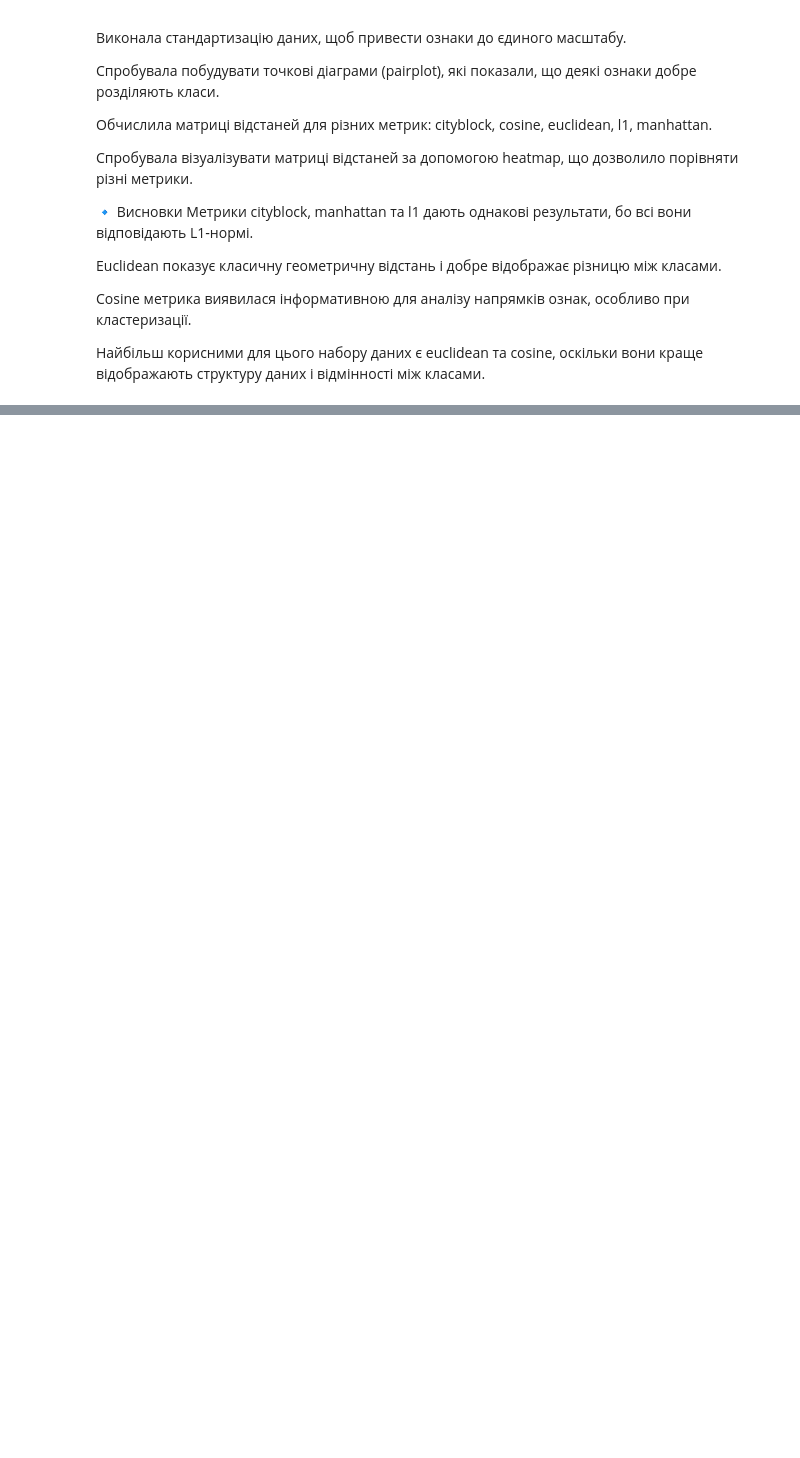
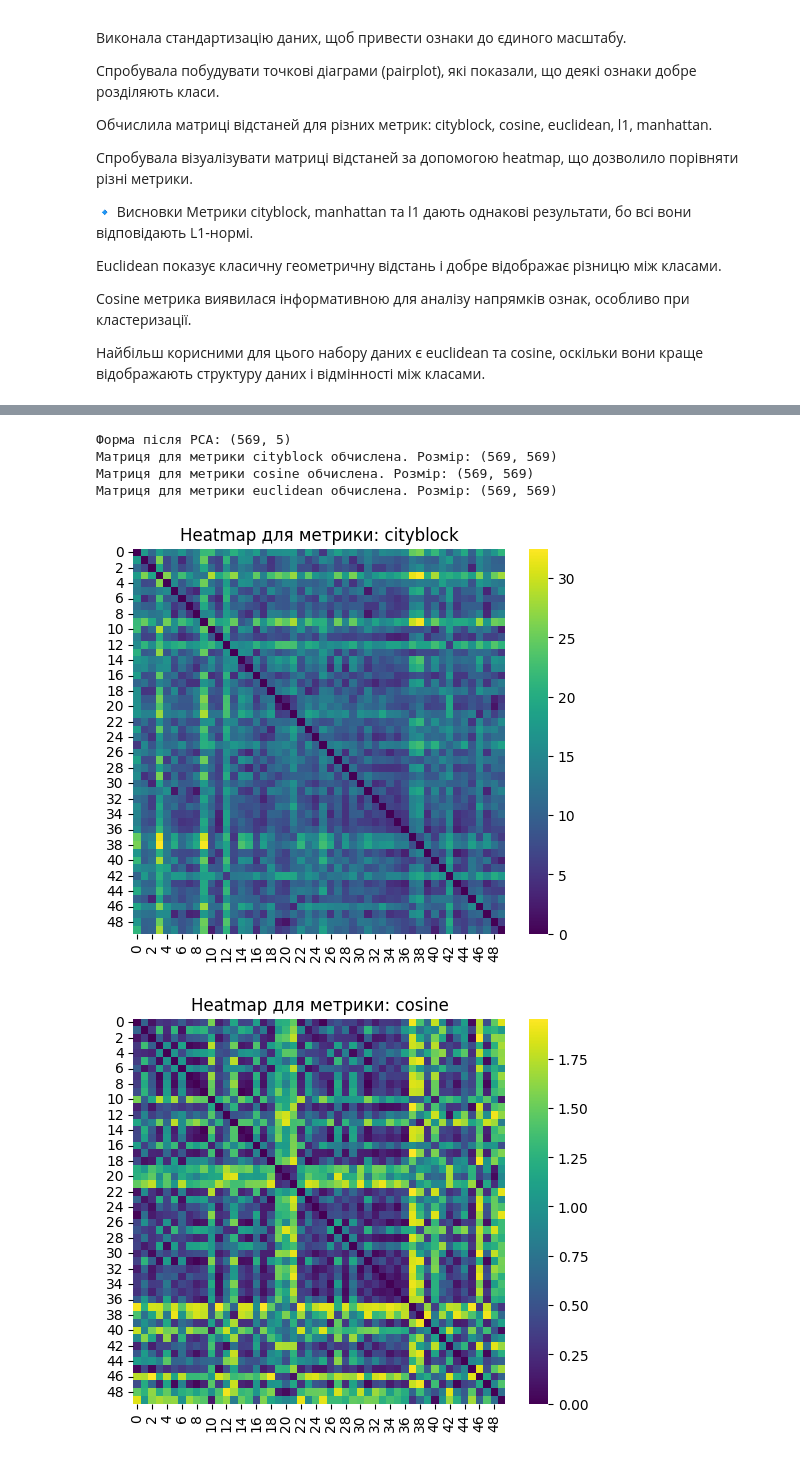
Before and after one commit to manluz555-ops/Line_progr, a Jupyter notebook: H_W_4_Manzar.ipynb, the cells around one changed output, grey strips where cells are left out. Saved outputs shown, nothing was run; the diff lists cells and outputs as text; code cells hidden in the pictures; blank space fills up the shorter version.

```diff
--- a/H_W_4_Manzar.ipynb
+++ b/H_W_4_Manzar.ipynb
@@ -111,3 +111,67 @@ Euclidean показує класичну геометричну відстан
 Cosine метрика виявилася інформативною для аналізу напрямків ознак, особливо при кластеризації.
 
 Найбільш корисними для цього набору даних є euclidean та cosine, оскільки вони краще відображають структуру даних і відмінності між класами.
+# %%
+# 1. Завантаження та ознайомлення з даними
+from sklearn.datasets import load_breast_cancer
+import pandas as pd
+import numpy as np
+import seaborn as sns
+import matplotlib.pyplot as plt
+from sklearn.preprocessing import StandardScaler
+from sklearn.decomposition import PCA
+from scipy.spatial.distance import pdist, squareform
+
+# Завантажуємо набір даних
+data = load_breast_cancer()
+
+# Переглянемо опис
+print(data.DESCR[:500])  # перші 500 символів опису
+
+# 2. Створення DataFrame
+df = pd.DataFrame(data.data, columns=data.feature_names)
+df['target'] = data.target
+print(df.head())
+
+# 3. Інформація про дані
+print(df.info())
+
+# 4. Описові статистики
+print(df.describe())
+
+# 5. Стандартизація даних
+scaler = StandardScaler()
+scaled_data = scaler.fit_transform(df.drop('target', axis=1))
+df_scaled = pd.DataFrame(scaled_data, columns=data.feature_names)
+df_scaled['target'] = df['target']
+
+# 6. Побудова точкових діаграм (pairplot для перших 5 ознак)
+sns.pairplot(df_scaled.iloc[:, :5].join(df_scaled['target']), hue="target")
+plt.show()
+
+# 7. Стискання даних (PCA)
+pca = PCA(n_components=5)  # стискаємо до 5 головних компонент
+X_pca = pca.fit_transform(df_scaled.drop("target", axis=1))
+print("Форма після PCA:", X_pca.shape)
+
+# 8. Обчислення матриць відстаней через pdist + squareform
+metrics = ["cityblock", "cosine", "euclidean"]
+distance_matrices = {}
+
+for metric in metrics:
+    dist_vector = pdist(X_pca, metric=metric)
+    dist_matrix = squareform(dist_vector)
+    distance_matrices[metric] = dist_matrix
+    print(f"Матриця для метрики {metric} обчислена. Розмір: {dist_matrix.shape}")
+
+# L1 та manhattan = cityblock, тому додаємо їх окремо для виконання умови
+distance_matrices["l1"] = distance_matrices["cityblock"]
+distance_matrices["manhattan"] = distance_matrices["cityblock"]
+
+# 9. Візуалізація матриць відстаней
+for metric, matrix in distance_matrices.items():
+    plt.figure(figsize=(6,5))
+    sns.heatmap(matrix[:50,:50], cmap="viridis")
+    plt.title(f"Heatmap для метрики: {metric}")
+    plt.show()
+# %% [output]
@@ -113,0 +196,6 @@ Cosine метрика виявилася інформативною для ан
+Форма після PCA: (569, 5)
+Матриця для метрики cityblock обчислена. Розмір: (569, 569)
+Матриця для метрики cosine обчислена. Розмір: (569, 569)
+Матриця для метрики euclidean обчислена. Розмір: (569, 569)
+[figure, added]
+[figure, added]
```
Also changed, not shown: parts of 3 cells of this notebook.
